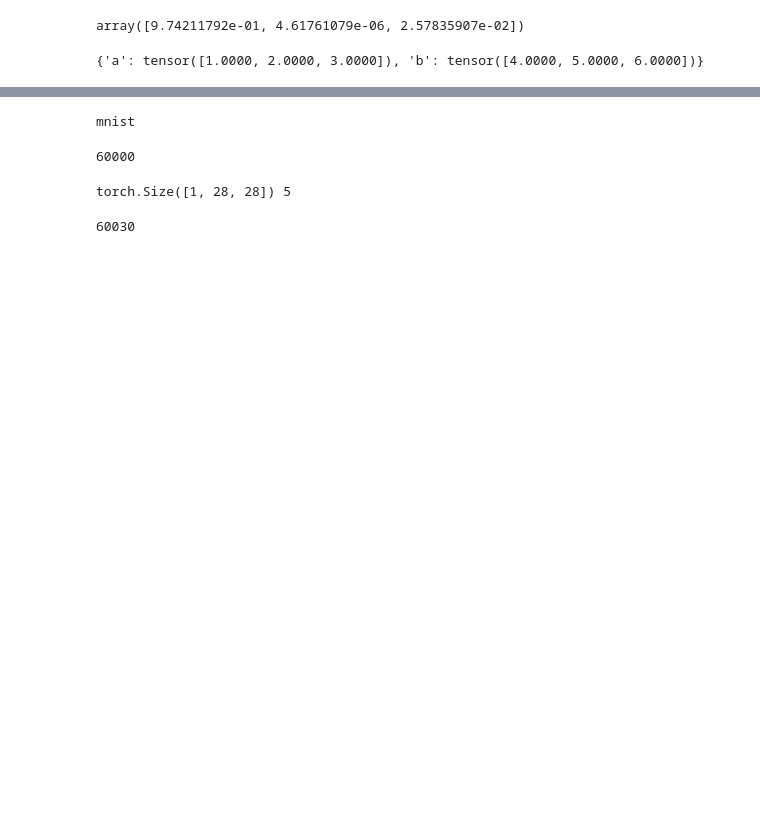
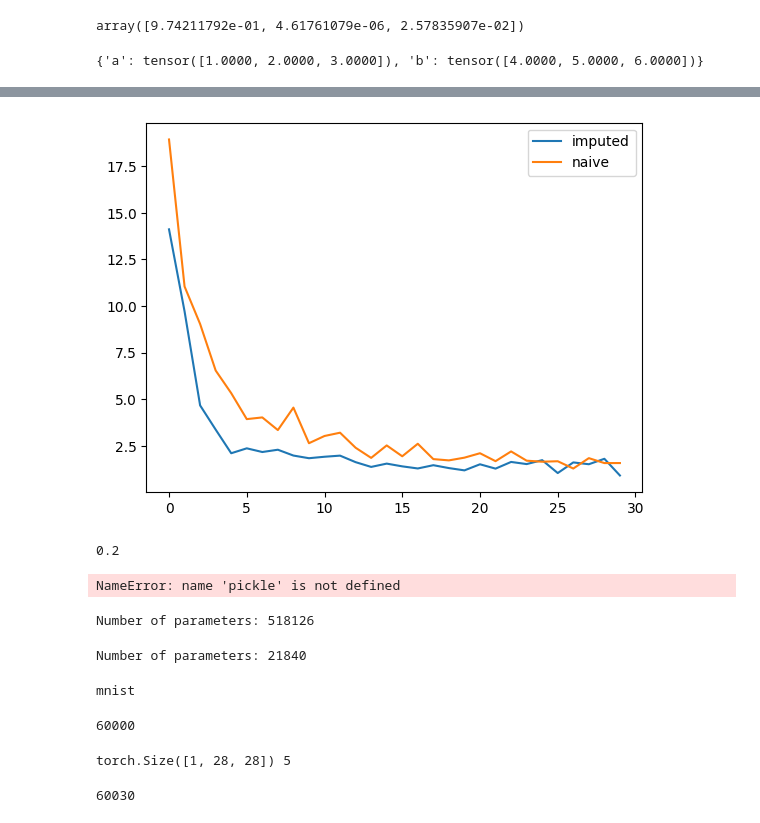
Before and after one commit to Lyadalachanchu/FederatedImputation, a Jupyter notebook: src/jupyter_notebook/scrapyard.ipynb, the cells around one changed output, grey strips where cells are left out. Saved outputs shown, nothing was run; the diff lists cells and outputs as text; code cells hidden in the pictures; blank space fills up the shorter version.

Commit message:
add new classifier

```diff
--- a/src/jupyter_notebook/scrapyard.ipynb
+++ b/src/jupyter_notebook/scrapyard.ipynb
@@ -39,0 +77,38 @@ print(data[2])
+# %%
+import pickle
+path = f"C:\\Users\\lyada\\Desktop\\Federated-Learning-PyTorch\\save\\objects\\fedimputed_0.1_mnist_cnn_30_C[1.0]_iid[2]_E[10]_B[10].pkl"
+path_1 = f"C:\\Users\\lyada\\Desktop\\Federated-Learning-PyTorch\\save\\objects\\0.1_mnist_cnn_30_C[1.0]_iid[2]_E[10]_B[10].pkl"
+with open(path, 'rb') as f:
+    a = pickle.load(f)
+with open(path_1, 'rb') as f:
+    b = pickle.load(f)
+# print(len(a[0]))
+plt.plot(xs, np.mean(a[1], axis=0), label = f"imputed")
+plt.plot(xs, np.mean(b[1], axis=0), label = f"naive")
+plt.legend()
+plt.show()
+# %% [output]
+[figure, added]
+# %%
+clients_data = []
+for x in range(2, 12):
+    print(x/10)
+    path = f"C:\\Users\\lyada\\Desktop\\Federated-Learning-PyTorch\\save\\objects\\{x/10}_mnist_cnn_30_C[1.0]_iid[2]_E[10]_B[10].pkl"
+    with open(path, 'rb') as f:
+        clients_data.append(pickle.load(f))
+for a in range(5):
+    plt.plot(xs, np.mean(clients_data[a][2], axis=0), label = f"global_{0.2*(a+1)}")
+plt.legend()
+plt.show()
+# %% [output]
+0.2
+NameError: name 'pickle' is not defined
+# %%
+from src.models import ExquisiteNetV2
+from src.vae.mnist_vae import VaeAutoencoderClassifier
+
+model = ExquisiteNetV2(10, 1)
+total_params = sum(p.numel() for p in model.parameters())
+print(f"Number of parameters: {total_params}")
+# %% [output]
+Number of parameters: 518126
@@ -40,3 +121,13 @@ print(data[2])
+# %%
+from src.models import CNNMnist, CNNCifar, CNNFashion_Mnist
+from src.models import CNNMnist
+args = args()
+model = CNNMnist(args=args)
+# model = VaeAutoencoderClassifier(dim_encoding=2)
+total_params = sum(p.numel() for p in model.parameters())
+print(f"Number of parameters: {total_params}")
+# %% [output]
+Number of parameters: 21840
 # %%
 from src.utils import get_dataset
 class args:
```
Also changed, not shown: parts of 7 cells of this notebook, 9 other files.
